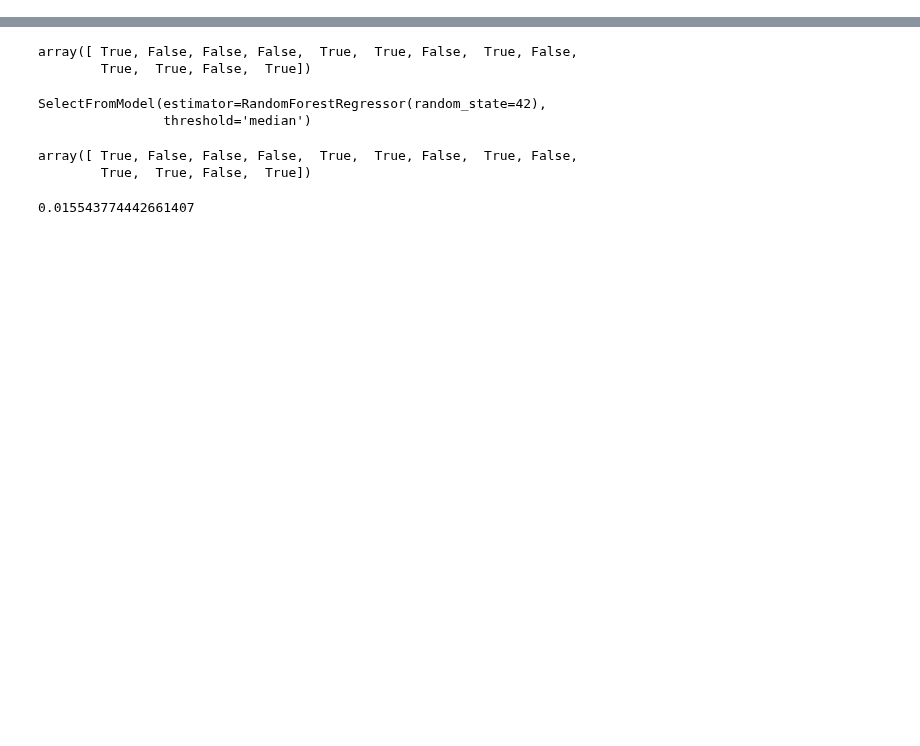
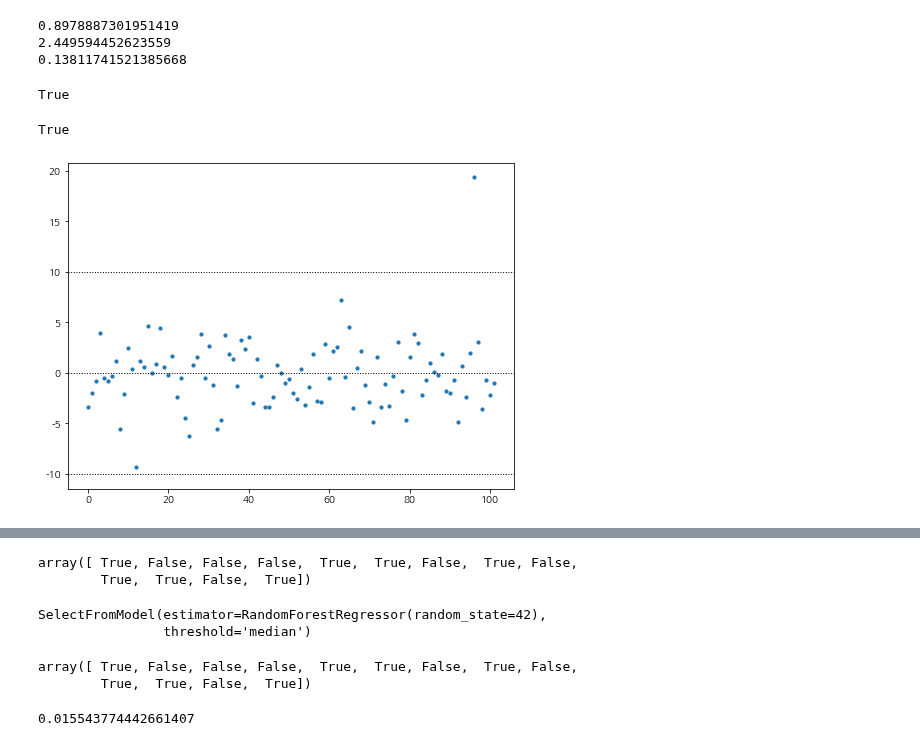
Before and after one commit to ywkim92/Paper-implementation, a Jupyter notebook: Feature_selection.ipynb, the cells around one changed output, grey strips where cells are left out. Cells and saved outputs as stored; diff of their text form; code cells hidden in the pictures; blank space fills up the shorter version.

Commit message:
test: Add test case

```diff
--- a/Feature_selection.ipynb
+++ b/Feature_selection.ipynb
@@ -12,0 +19,28 @@ X, y, feature_names, _, _ = load_boston().values()
+# %%
+scaler = StandardScaler()
+
+X_train = scaler.fit_transform(X_train)
+X_test = scaler.transform(X_test)
+# %%
+rfe = RFECV(estimator=model_lr, cv=5, scoring='r2')
+
+X_train = rfe.fit_transform(X_train, y_train)
+X_test = rfe.transform(X_test)
+# %%
+pf = PolynomialFeatures(interaction_only=True, include_bias=False, degree=2)
+
+X_train = pf.fit_transform(X_train)
+X_test = pf.transform(X_test)
+# %%
+from sklearn.linear_model import LinearRegression
+model_lr = LinearRegression()
+model_lr.fit(X_train, y_train)
+
+pred_lr = model_lr.predict(X_test)
+print(model_lr.score(X_test, y_test))
+print(mean_absolute_error(y_test, pred_lr))
+print(mean_absolute_percentage_error(y_test, pred_lr))
+# %% [output]
+0.8978887301951419
+2.449594452623559
+0.13811741521385668
@@ -12,0 +51,17 @@ X, y, feature_names, _, _ = load_boston().values()
+# %%
+np.isclose(model_lr.intercept_, beta[0])
+# %% [output]
+True
+# %%
+np.allclose(model_lr.coef_, beta[1:])
+# %% [output]
+True
+# %%
+plt.figure(figsize=(8,6))
+plt.scatter(range(pred_lr.size), y_test - pred_lr, s = 10)
+plt.axline((0,10),(1,10), color='k', linewidth=1, linestyle=':')
+plt.axline((0,-10),(1,-10), color='k', linewidth=1, linestyle=':')
+plt.axline((0,0),(1,0), color='k', linewidth=1, linestyle=':')
+plt.show()
+# %% [output]
+[figure, added]
```
Also changed, not shown: parts of 34 cells of this notebook.
